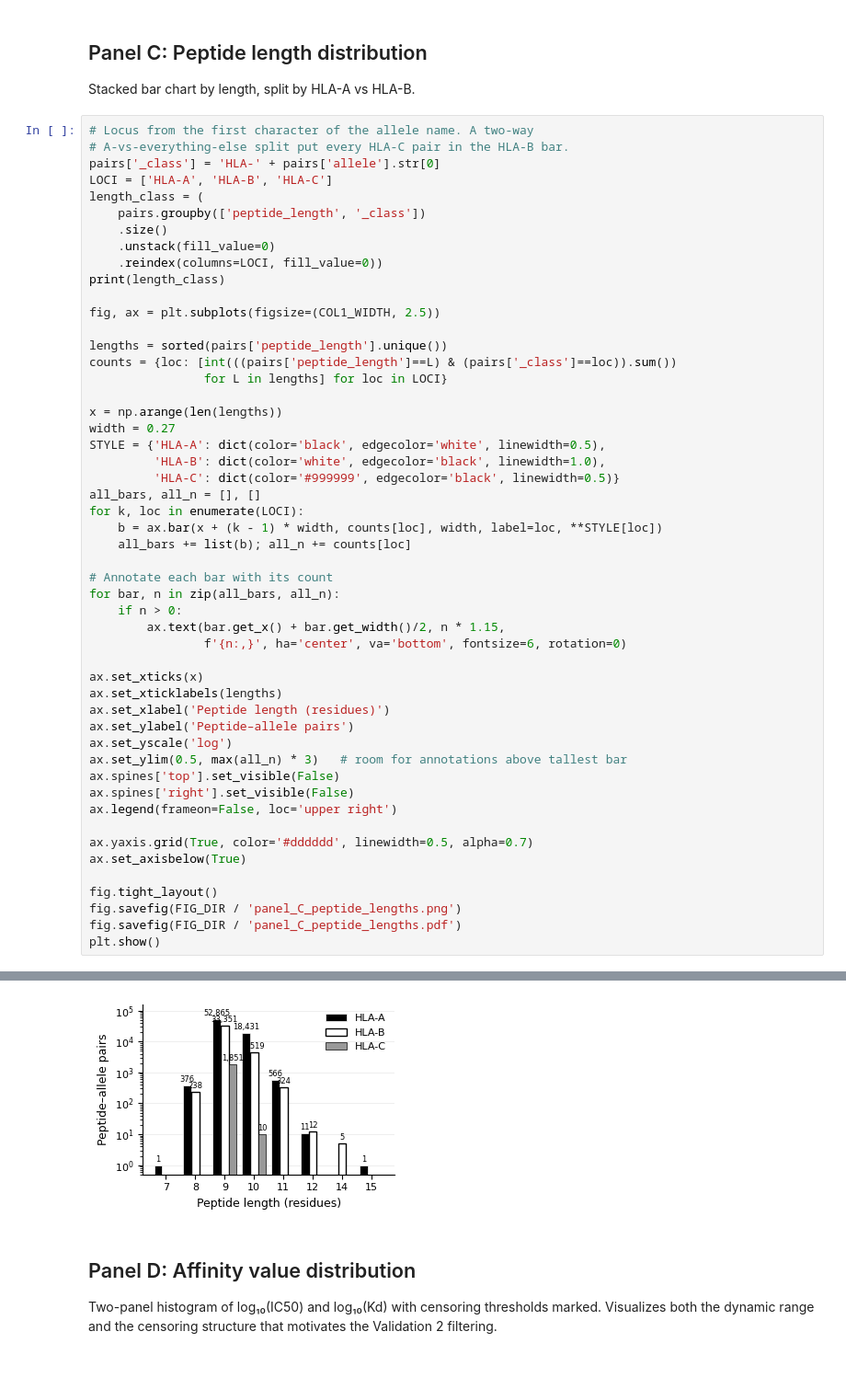
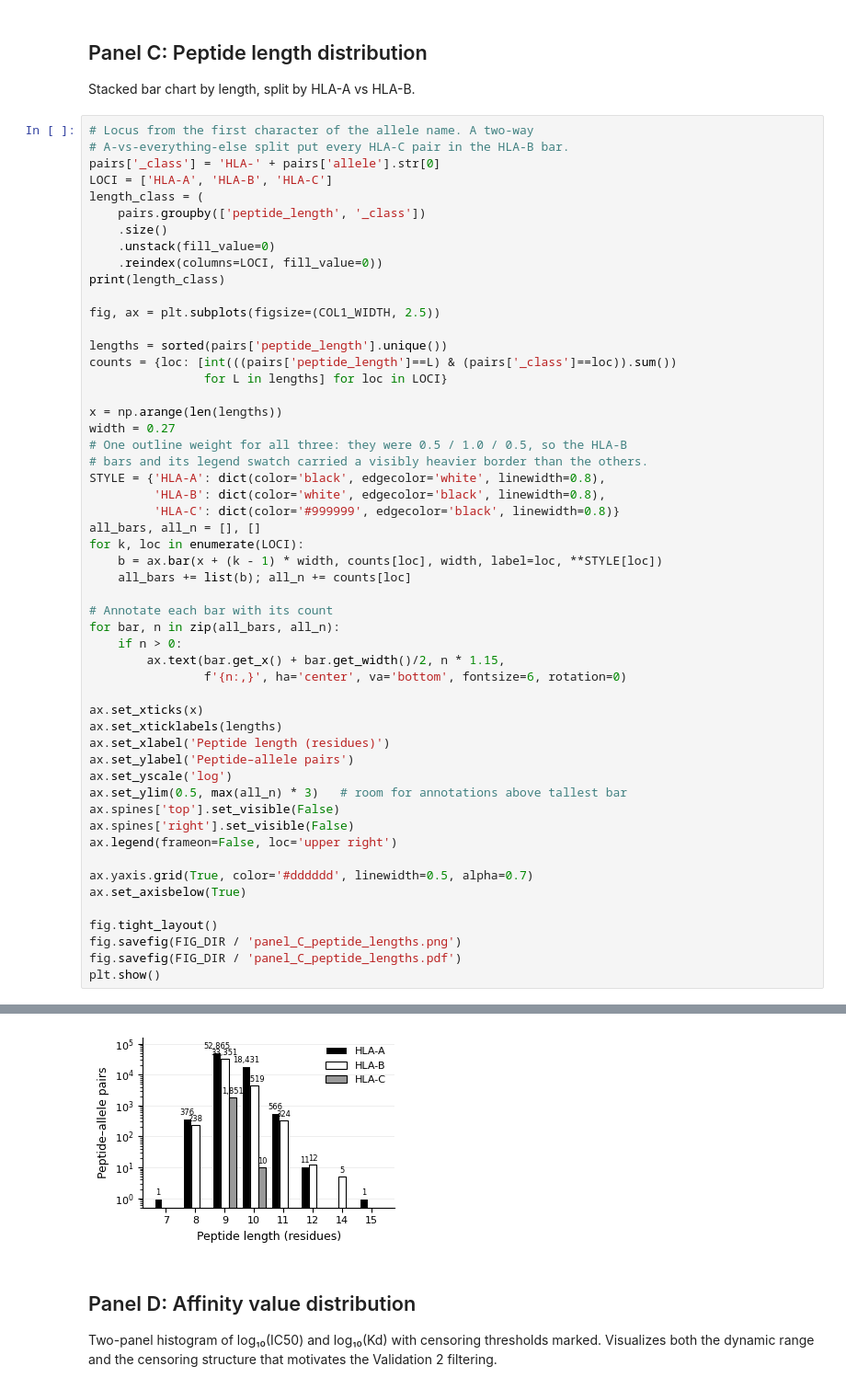
Before and after one commit to kunikohunter/PepBind3D, a Jupyter notebook: 04_figure1_panels.ipynb, the cells around one changed output, grey strips where cells are left out. Shown at 92% size. Saved outputs shown, nothing was run; the diff lists cells and outputs as text.

Commit message:
Match the locus outline weights in Figure 1

```diff
--- a/04_figure1_panels.ipynb
+++ b/04_figure1_panels.ipynb
@@ -360,9 +360,11 @@ counts = {loc: [int(((pairs['peptide_length']==L) & (pairs['_class']==loc)).sum(
 
 x = np.arange(len(lengths))
 width = 0.27
-STYLE = {'HLA-A': dict(color='black', edgecolor='white', linewidth=0.5),
-         'HLA-B': dict(color='white', edgecolor='black', linewidth=1.0),
-         'HLA-C': dict(color='#999999', edgecolor='black', linewidth=0.5)}
+# One outline weight for all three: they were 0.5 / 1.0 / 0.5, so the HLA-B
+# bars and its legend swatch carried a visibly heavier border than the others.
+STYLE = {'HLA-A': dict(color='black', edgecolor='white', linewidth=0.8),
+         'HLA-B': dict(color='white', edgecolor='black', linewidth=0.8),
+         'HLA-C': dict(color='#999999', edgecolor='black', linewidth=0.8)}
 all_bars, all_n = [], []
 for k, loc in enumerate(LOCI):
     b = ax.bar(x + (k - 1) * width, counts[loc], width, label=loc, **STYLE[loc])
@@ -375,34 +377,34 @@ for bar, n in zip(all_bars, all_n):
                 f'{n:,}', ha='center', va='bottom', fontsize=6, rotation=0)
 
 ax.set_xticks(x)
 ax.set_xticklabels(lengths)
 ax.set_xlabel('Peptide length (residues)')
 ax.set_ylabel('Peptide–allele pairs')
 ax.set_yscale('log')
 ax.set_ylim(0.5, max(all_n) * 3)   # room for annotations above tallest bar
 ax.spines['top'].set_visible(False)
 ax.spines['right'].set_visible(False)
 ax.legend(frameon=False, loc='upper right')
 
 ax.yaxis.grid(True, color='#dddddd', linewidth=0.5, alpha=0.7)
 ax.set_axisbelow(True)
 
 fig.tight_layout()
 fig.savefig(FIG_DIR / 'panel_C_peptide_lengths.png')
 fig.savefig(FIG_DIR / 'panel_C_peptide_lengths.pdf')
 plt.show()
 # %% [output]
 _class          HLA-A  HLA-B  HLA-C
 peptide_length
 7                   1      0      0
 8                 376    238      0
 9               52865  33351   1851
 10              18431   4519     10
 11                566    324      0
 12                 11     12      0
 14                  0      5      0
 15                  1      0      0
-[figure, old version]
+[figure, new version]
 # %% [markdown]
 ## Panel D: Affinity value distribution
 
```
Also changed, not shown: parts of 1 cell of this notebook.
